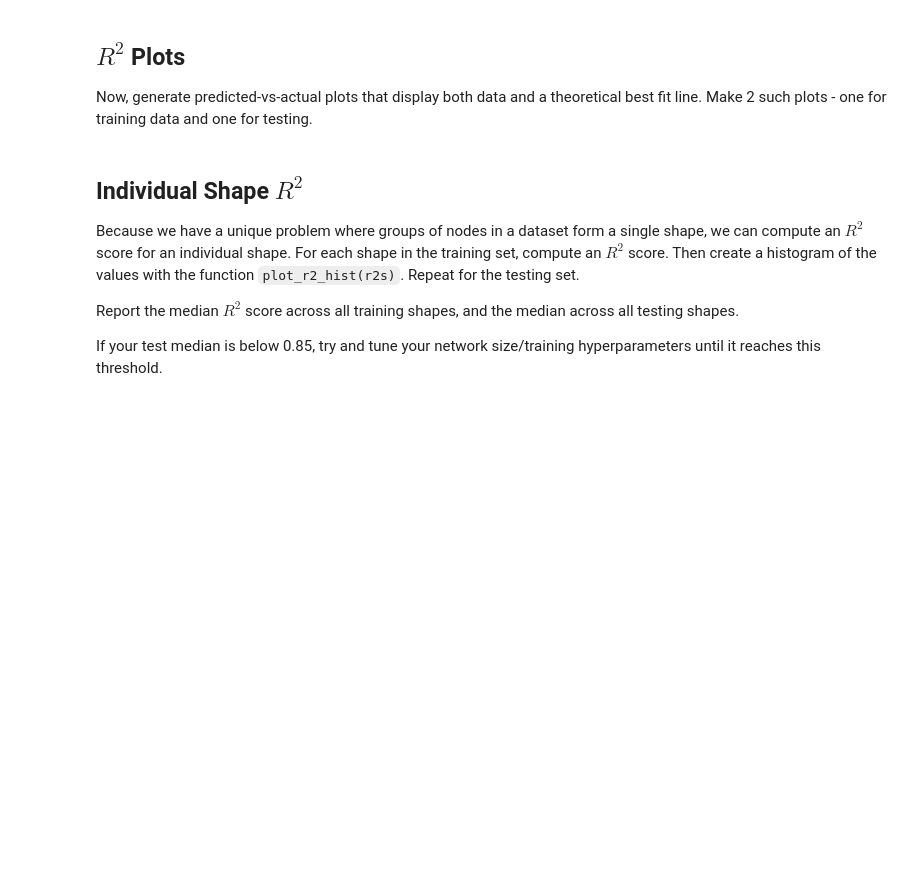
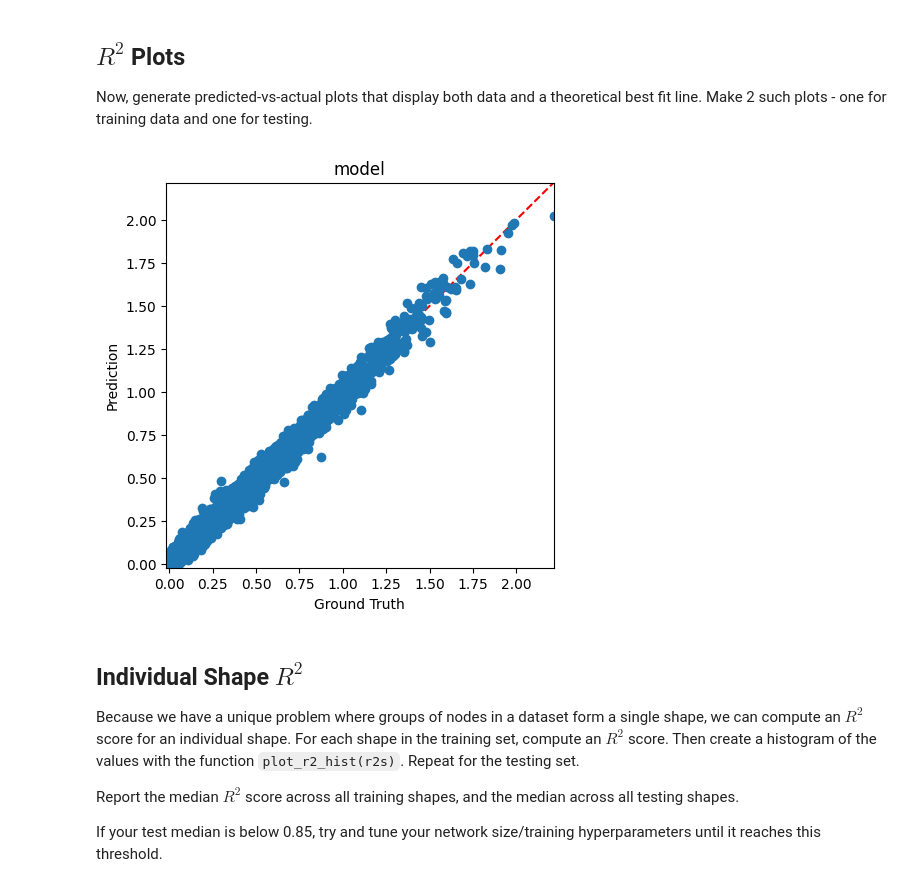
Before and after one commit to zsqu4re/ML-for-engineers, a Jupyter notebook: HW9/M9-HW1.ipynb, the cells around one changed output. Drawn from its saved outputs; the diff is of its cells as text; code cells hidden in the pictures; blank space fills up the shorter version.

```diff
--- a/HW9/M9-HW1.ipynb
+++ b/HW9/M9-HW1.ipynb
@@ -144,3 +253,21 @@ Now, generate predicted-vs-actual plots that display both data and a theoretical
+# %%
+# YOUR CODE GOES HERE
+def plot_r2(gt, pred, title):
+    plt.figure(figsize=[5,5])
+
+    plt.plot([-1000,1000], [-1000,1000],"r--")
+    plt.plot(gt,pred,'o')
+    all = np.concatenate([gt, pred])
+    plt.xlim(np.min(all), np.max(all))
+    plt.ylim(np.min(all), np.max(all))
+    plt.xlabel("Ground Truth")
+    plt.ylabel("Prediction")
+    plt.title(title)
+    plt.show()
+
+plot_r2(y_train,preds,"model")
+# %% [output]
+[figure, added]
 # %% [markdown]
 ## Individual Shape $R^2$
 
```
Also changed, not shown: parts of 12 cells of this notebook, 12 other files.
